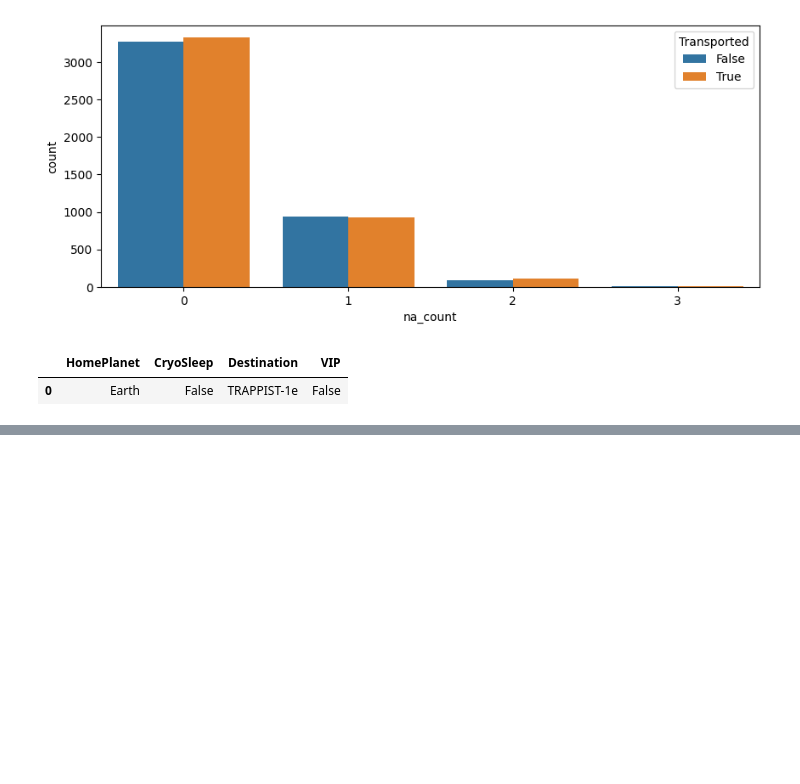
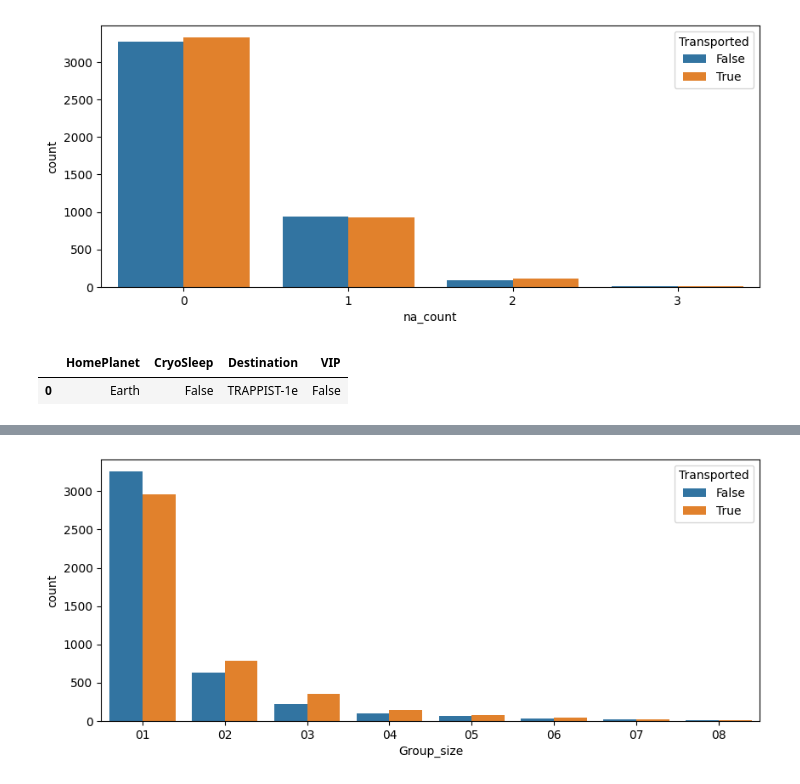
Before and after one commit to k-nurzhan/Space_Titanic, a Jupyter notebook: working.ipynb, the cells around one changed output, grey strips where cells are left out. Cells and saved outputs as stored; diff of their text form; code cells hidden in the pictures; blank space fills up the shorter version.

```diff
--- a/working.ipynb
+++ b/working.ipynb
@@ -212,0 +206,10 @@ dtype: object
+# %%
+training[['Group','Group_size']]=training['PassengerId'].str.split("_",expand=True)
+test[['Group','Group_size']]=test['PassengerId'].str.split("_",expand=True)
+plt.figure(figsize=(10,4))
+g=sns.countplot(data=training, x='Group_size', hue='Transported')
+
+test['Group']=pd.to_numeric(test['Group'])
+test['Group_size']=pd.to_numeric(test['Group_size'])
+# %% [output]
+[figure, added]
```
Also changed, not shown: parts of 6 cells of this notebook.
